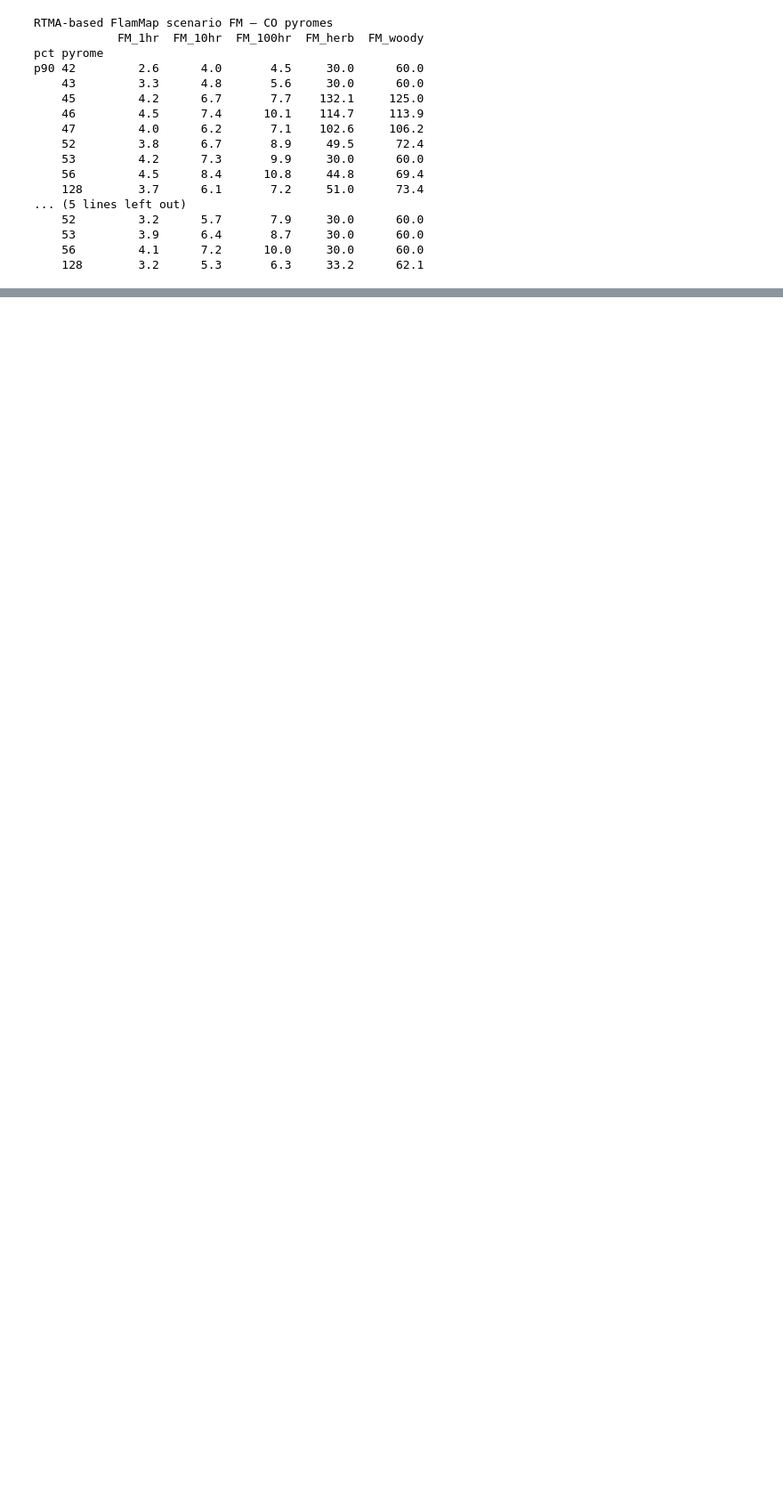
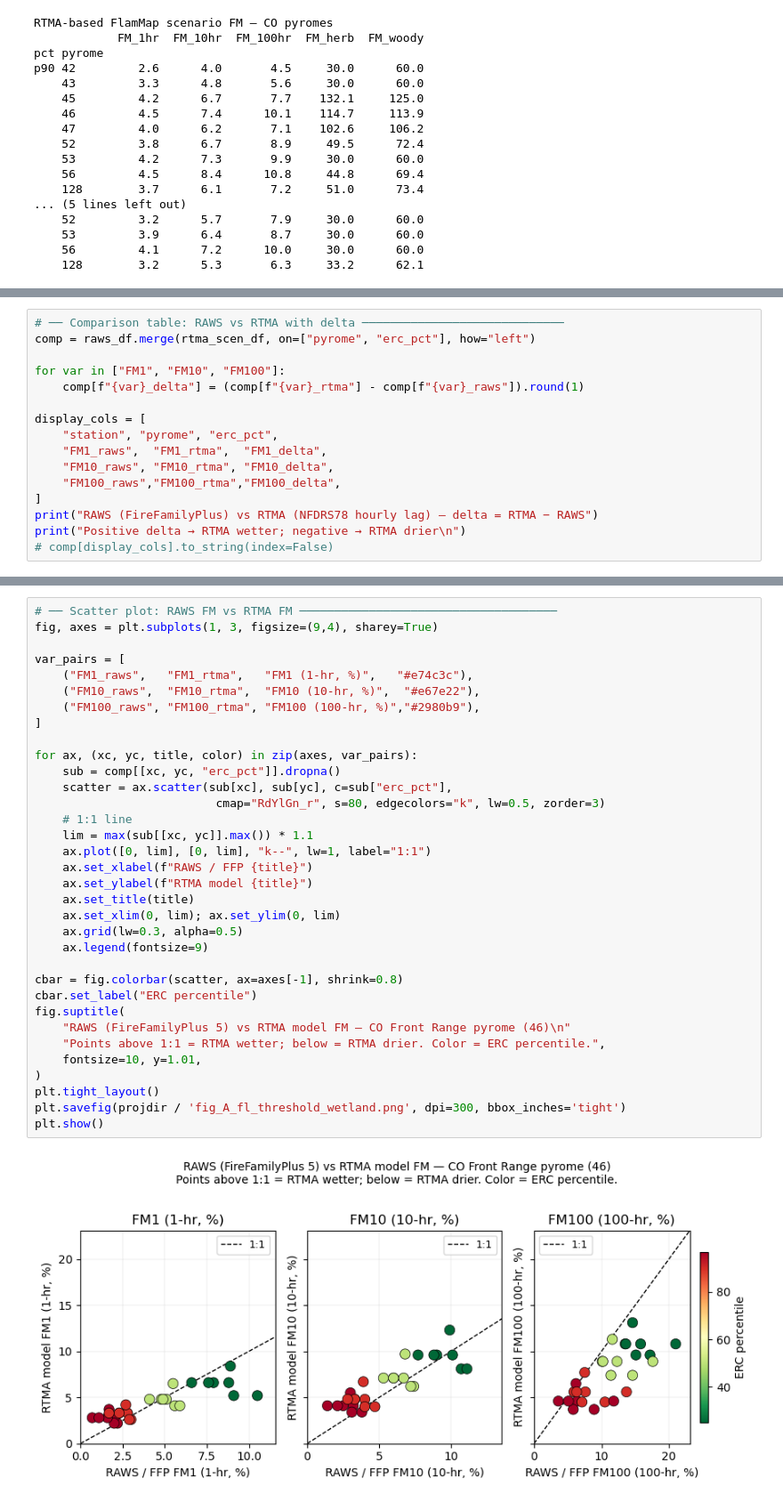
Before and after one commit to maxwellCcook/fb_tools, a Jupyter notebook: code/notebooks/00b_RTMA-FM.ipynb, the cells around one changed output, grey strips where cells are left out. Shown at 89% size. Drawn from its saved outputs; the diff is of its cells as text; blank space fills up the shorter version.

Commit message:
Updates to RTMA workflow, added comparison with local RAWS station data

```diff
--- a/code/notebooks/00b_RTMA-FM.ipynb
+++ b/code/notebooks/00b_RTMA-FM.ipynb
@@ -571,0 +706,16 @@ p90 42         2.6      4.0       4.5     30.0      60.0
+# %%
+# ── Comparison table: RAWS vs RTMA with delta ─────────────────────────────
+comp = raws_df.merge(rtma_scen_df, on=["pyrome", "erc_pct"], how="left")
+
+for var in ["FM1", "FM10", "FM100"]:
+    comp[f"{var}_delta"] = (comp[f"{var}_rtma"] - comp[f"{var}_raws"]).round(1)
+
+display_cols = [
+    "station", "pyrome", "erc_pct",
+    "FM1_raws",  "FM1_rtma",  "FM1_delta",
+    "FM10_raws", "FM10_rtma", "FM10_delta",
+    "FM100_raws","FM100_rtma","FM100_delta",
+]
+print("RAWS (FireFamilyPlus) vs RTMA (NFDRS78 hourly lag) — delta = RTMA − RAWS")
+print("Positive delta → RTMA wetter; negative → RTMA drier\n")
+# comp[display_cols].to_string(index=False)
@@ -571,0 +751,36 @@ p90 42         2.6      4.0       4.5     30.0      60.0
+# %%
+# ── Scatter plot: RAWS FM vs RTMA FM ─────────────────────────────────────
+fig, axes = plt.subplots(1, 3, figsize=(9,4), sharey=True)
+
+var_pairs = [
+    ("FM1_raws",   "FM1_rtma",   "FM1 (1-hr, %)",   "#e74c3c"),
+    ("FM10_raws",  "FM10_rtma",  "FM10 (10-hr, %)",  "#e67e22"),
+    ("FM100_raws", "FM100_rtma", "FM100 (100-hr, %)","#2980b9"),
+]
+
+for ax, (xc, yc, title, color) in zip(axes, var_pairs):
+    sub = comp[[xc, yc, "erc_pct"]].dropna()
+    scatter = ax.scatter(sub[xc], sub[yc], c=sub["erc_pct"],
+                          cmap="RdYlGn_r", s=80, edgecolors="k", lw=0.5, zorder=3)
+    # 1:1 line
+    lim = max(sub[[xc, yc]].max()) * 1.1
+    ax.plot([0, lim], [0, lim], "k--", lw=1, label="1:1")
+    ax.set_xlabel(f"RAWS / FFP {title}")
+    ax.set_ylabel(f"RTMA model {title}")
+    ax.set_title(title)
+    ax.set_xlim(0, lim); ax.set_ylim(0, lim)
+    ax.grid(lw=0.3, alpha=0.5)
+    ax.legend(fontsize=9)
+
+cbar = fig.colorbar(scatter, ax=axes[-1], shrink=0.8)
+cbar.set_label("ERC percentile")
+fig.suptitle(
+    "RAWS (FireFamilyPlus 5) vs RTMA model FM — CO Front Range pyrome (46)\n"
+    "Points above 1:1 = RTMA wetter; below = RTMA drier. Color = ERC percentile.",
+    fontsize=10, y=1.01,
+)
+plt.tight_layout()
+plt.savefig(projdir / 'fig_A_fl_threshold_wetland.png', dpi=300, bbox_inches='tight')
+plt.show()
+# %% [output]
+[figure, added]
```
Also changed, not shown: parts of 5 cells of this notebook, 2 other files.
